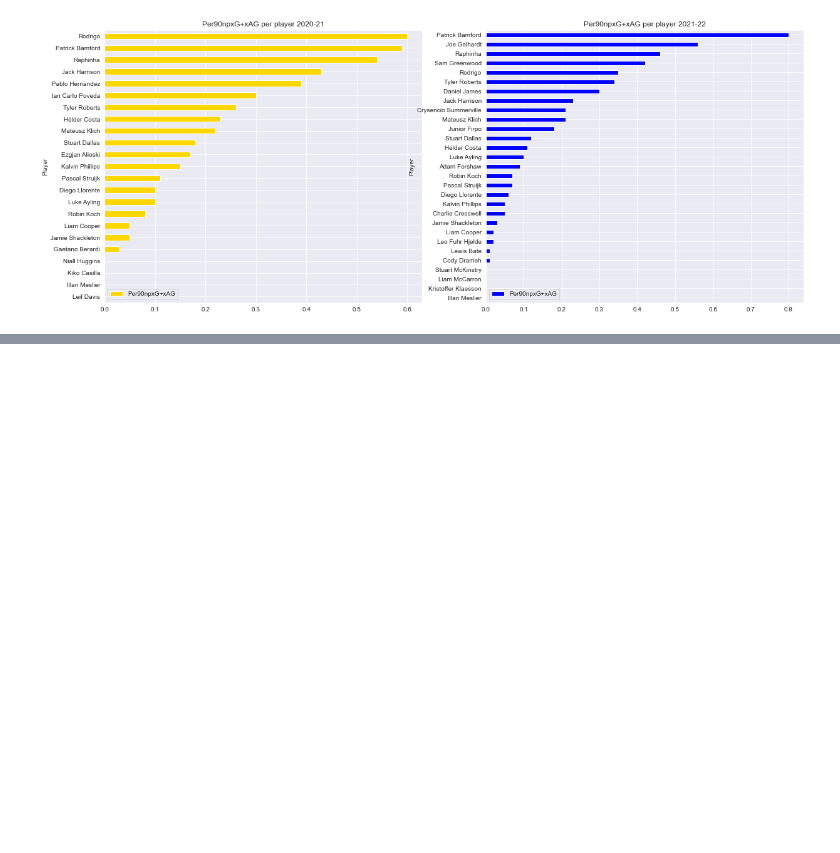
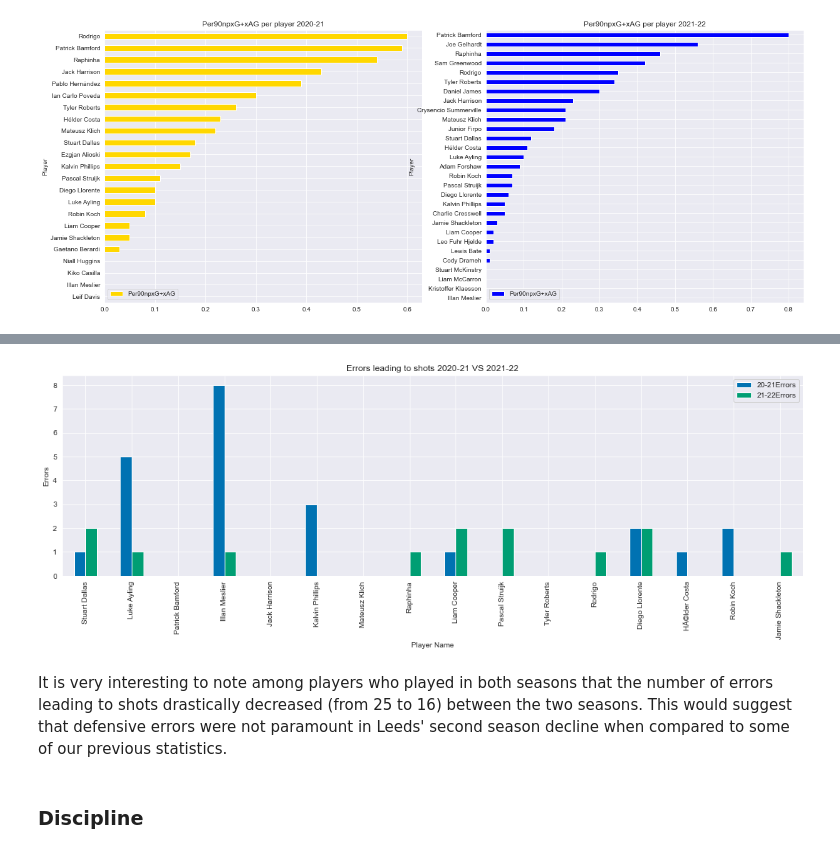
Before and after one commit to kiansweeney11/xg-data-analysis, a Jupyter notebook: leeds-comparison.ipynb, the cells around one changed output, grey strips where cells are left out. Cells and saved outputs as stored; diff of their text form; code cells hidden in the pictures; blank space fills up the shorter version.

```diff
--- a/leeds-comparison.ipynb
+++ b/leeds-comparison.ipynb
@@ -343,0 +375,3 @@ This chart reveals quite a stark contrast in goalkeeping performance between the
+# %%
+defensivelee2021 = pd.read_csv("datasets/cleanedAdvanced/leeds-defensive2021-cleaned.csv")
+defensivelee2122 = pd.read_csv("datasets/cleanedAdvanced/leeds-defensive2122-cleaned.csv")
@@ -343,0 +388,23 @@ This chart reveals quite a stark contrast in goalkeeping performance between the
+# %%
+errors1 = list(defensivelee2021['Player'])
+errors2 = list(defensivelee2122['Player'])
+errorsdict1 = {}
+errorsdict2 = {}
+for i in range(len(errors1)):
+    if errors1[i] in errors2:
+        errorsdict1[errors1[i]] = defensivelee2021.loc[defensivelee2021['Player'] == errors1[i], "Errors"].item()
+        errorsdict2[errors1[i]] = defensivelee2122.loc[defensivelee2122['Player'] == errors1[i], "Errors"].item()
+    else:
+        continue
+
+firstseasonerrors = pd.DataFrame.from_dict(errorsdict1, orient = 'index')
+firstseasonerrors = firstseasonerrors.reset_index()
+firstseasonerrors.rename(columns = {'index': 'Name', 0: '20-21Errors'}, inplace = True)
+secondseasonerrors = pd.DataFrame.from_dict(errorsdict2, orient = 'index')
+secondseasonerrors = secondseasonerrors.reset_index()
+secondseasonerrors.rename(columns = {'index': 'Name', 0: '21-22Errors'}, inplace = True)
+# %%
+errorsmerged1 = pd.merge(firstseasonerrors, secondseasonerrors, on = ["Name"])
+# %%
+errorsdf = errorsmerged1.iloc[:-1]
+errorsdf.tail()
@@ -343,0 +418,14 @@ This chart reveals quite a stark contrast in goalkeeping performance between the
+# %%
+plt.rcParams["figure.figsize"] = (18,5)
+#plt.style.use('seaborn-colorblind')
+data_chart = errorsdf.set_index('Name').plot.bar()
+data_chart.set_xlabel('Player Name')
+data_chart.set_ylabel('Errors')
+data_chart.set_title('Errors leading to shots 2020-21 VS 2021-22')
+plt.show()
+# %% [output]
+[figure, added]
+# %% [markdown]
+It is very interesting to note among players who played in both seasons that the number of errors leading to shots drastically decreased (from 25 to 16) between the two seasons. This would suggest that defensive errors were not paramount in Leeds' second season decline when compared to some of our previous statistics.
+# %% [markdown]
+### Discipline
```
Also changed, not shown: parts of 71 cells of this notebook, 2 other files.
